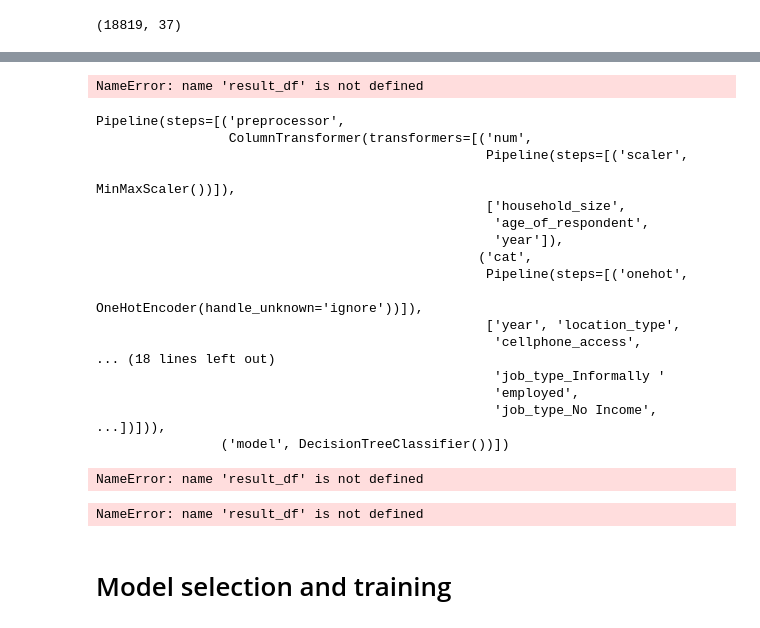
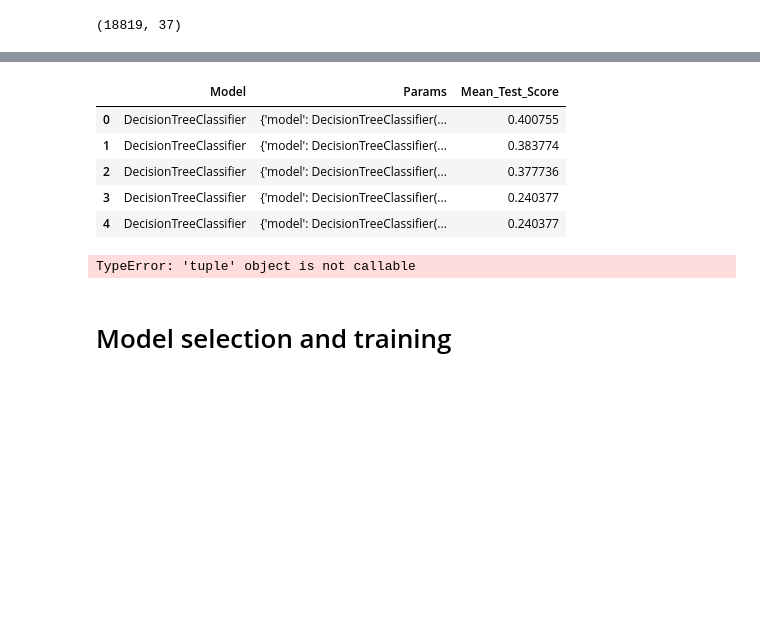
Before and after one commit to Marco-Pichl/ml_project_Team_C, a Jupyter notebook: EDA-and-modeling.ipynb, the cells around one changed output, grey strips where cells are left out. Drawn from its saved outputs; the diff is of its cells as text; code cells hidden in the pictures; blank space fills up the shorter version.

```diff
--- a/EDA-and-modeling.ipynb
+++ b/EDA-and-modeling.ipynb
@@ -516,40 +449,17 @@ Best score for KNeighborsClassifier: 0.40150943396226413
 results_df.to_csv('results.csv', index=False)
 # %%
 results_df = pd.read_csv('results.csv')
-result_df.head()
 # %% [output]
-NameError: name 'result_df' is not defined
+|  | Model | Params | Mean_Test_Score |
+| 0 | DecisionTreeClassifier | {'model': DecisionTreeClassifier(... | 0.400755 |
+| 1 | DecisionTreeClassifier | {'model': DecisionTreeClassifier(... | 0.383774 |
+| 2 | DecisionTreeClassifier | {'model': DecisionTreeClassifier(... | 0.377736 |
+| 3 | DecisionTreeClassifier | {'model': DecisionTreeClassifier(... | 0.240377 |
+| 4 | DecisionTreeClassifier | {'model': DecisionTreeClassifier(... | 0.240377 |
-# %%
-gscv.best_params_
-round(gscv.best_score_,6)
-best_model = gscv.best_estimator_
-best_model
-# %% [output]
-Pipeline(steps=[('preprocessor',
-                 ColumnTransformer(transformers=[('num',
-                                                  Pipeline(steps=[('scaler',
-                                                                   MinMaxScaler())]),
-                                                  ['household_size',
-                                                   'age_of_respondent',
-                                                   'year']),
-                                                 ('cat',
-                                                  Pipeline(steps=[('onehot',
-                                                                   OneHotEncoder(handle_unknown='ignore'))]),
-                                                  ['year', 'location_type',
-                                                   'cellphone_access',
-... (18 lines left out)
-                                                   'job_type_Informally '
-                                                   'employed',
-                                                   'job_type_No Income', ...])])),
-                ('model', DecisionTreeClassifier())])
-# %%
-result_df
-# %% [output]
-NameError: name 'result_df' is not defined
-# %%
-result_df.head()
-# %% [output]
-NameError: name 'result_df' is not defined
+# %%
+results_df.shape()
+# %% [output]
+TypeError: 'tuple' object is not callable
 # %%
 # Error analysis
 # %% [markdown]
```
Also changed, not shown: parts of 19 cells of this notebook.
